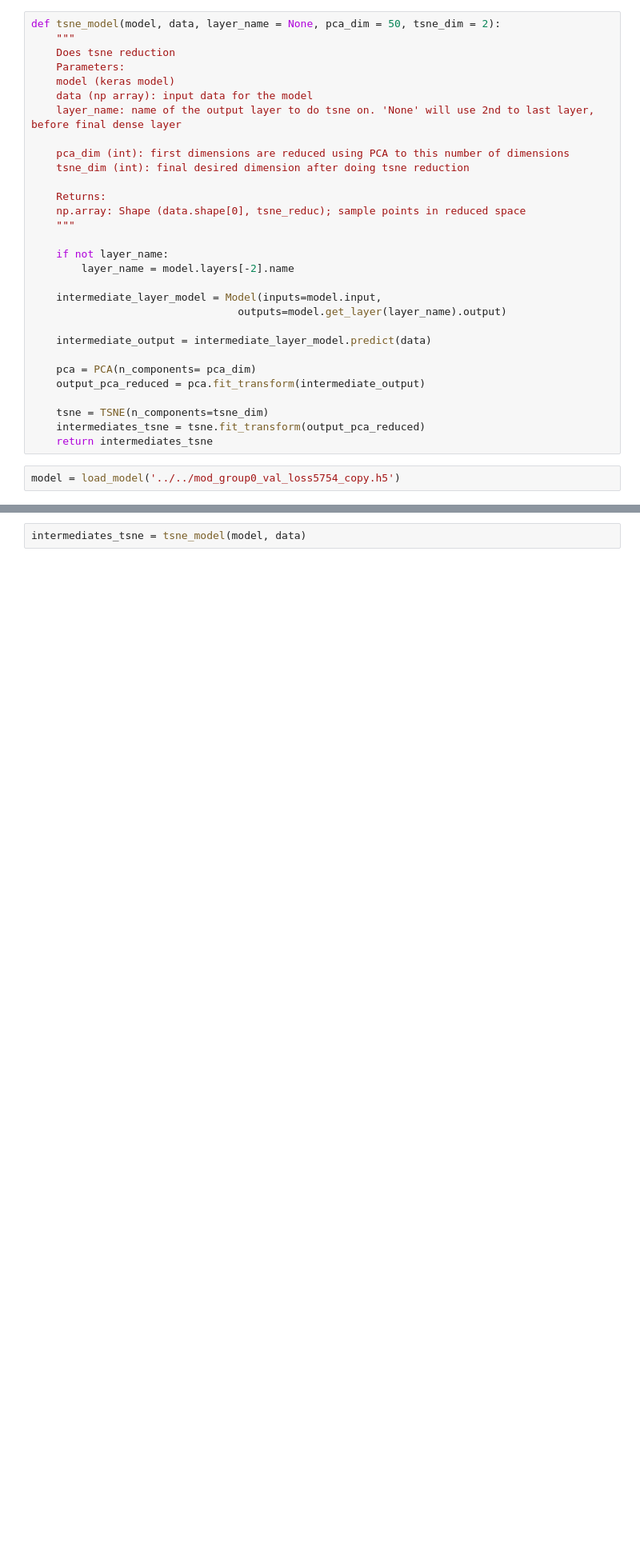
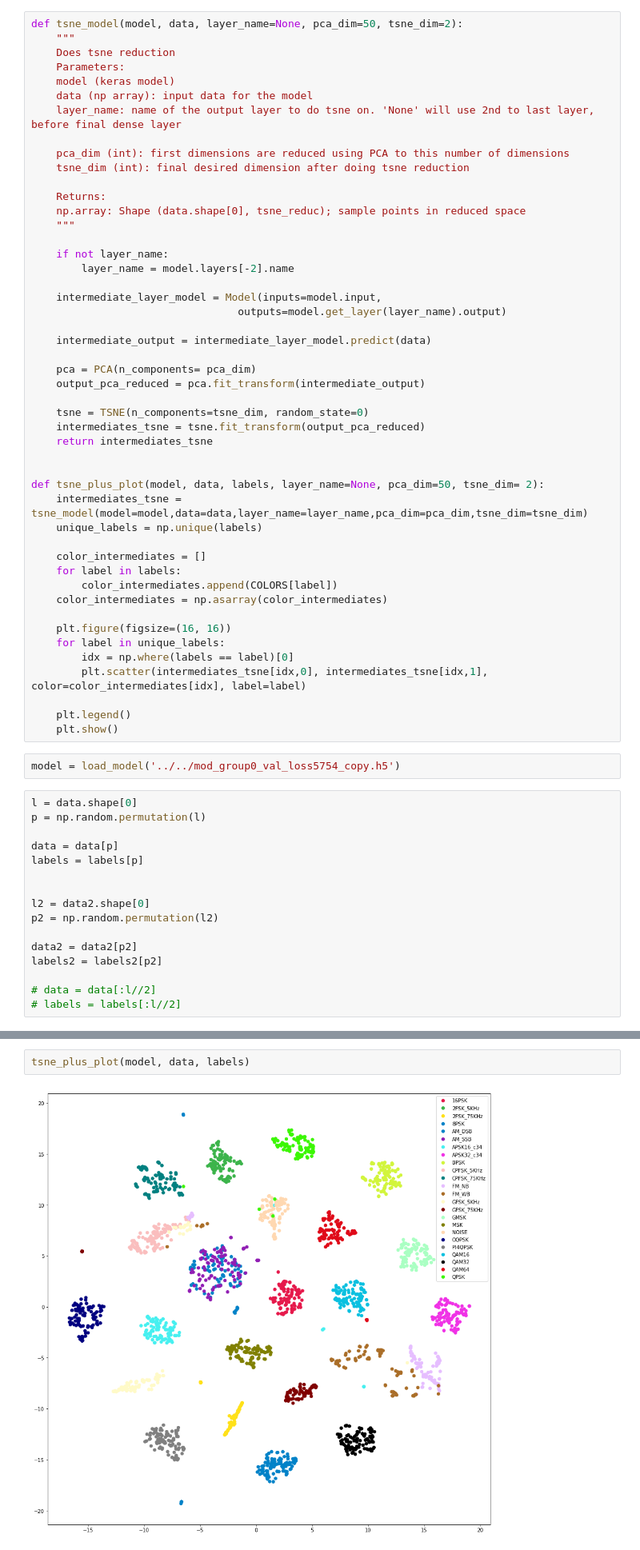
Before and after one commit to yunfanz/army_challenge, a Jupyter notebook: Code/tsne.ipynb, the cells around one changed output, grey strips where cells are left out. Shown at 80% size. Saved outputs shown, nothing was run; the diff lists cells and outputs as text; blank space fills up the shorter version.

Commit message:
added legend and function to do tsne and plot

```diff
--- a/Code/tsne.ipynb
+++ b/Code/tsne.ipynb
@@ -60,5 +79,5 @@ labels = testdata.signalLabels
 # %%
-def tsne_model(model, data, layer_name = None, pca_dim = 50, tsne_dim = 2):
+def tsne_model(model, data, layer_name=None, pca_dim=50, tsne_dim=2):
     """
     Does tsne reduction
     Parameters:
@@ -84,8 +103,42 @@ def tsne_model(model, data, layer_name = None, pca_dim = 50, tsne_dim = 2):
     pca = PCA(n_components= pca_dim)
     output_pca_reduced = pca.fit_transform(intermediate_output)
 
-    tsne = TSNE(n_components=tsne_dim)
+    tsne = TSNE(n_components=tsne_dim, random_state=0)
     intermediates_tsne = tsne.fit_transform(output_pca_reduced)
     return intermediates_tsne
+
+
+def tsne_plus_plot(model, data, labels, layer_name=None, pca_dim=50, tsne_dim= 2):
+    intermediates_tsne = tsne_model(model=model,data=data,layer_name=layer_name,pca_dim=pca_dim,tsne_dim=tsne_dim)
+    unique_labels = np.unique(labels)
+
+    color_intermediates = []
+    for label in labels:
+        color_intermediates.append(COLORS[label])
+    color_intermediates = np.asarray(color_intermediates)
+
+    plt.figure(figsize=(16, 16))
+    for label in unique_labels:
+        idx = np.where(labels == label)[0]
+        plt.scatter(intermediates_tsne[idx,0], intermediates_tsne[idx,1], color=color_intermediates[idx], label=label)
+
+    plt.legend()
+    plt.show()
 # %%
 model = load_model('../../mod_group0_val_loss5754_copy.h5')
+# %%
+l = data.shape[0]
+p = np.random.permutation(l)
+
+data = data[p]
+labels = labels[p]
+
+
+l2 = data2.shape[0]
+p2 = np.random.permutation(l2)
+
+data2 = data2[p2]
+labels2 = labels2[p2]
+
+# data = data[:l//2]
+# labels = labels[:l//2]
@@ -92,2 +154,4 @@ model = load_model('../../mod_group0_val_loss5754_copy.h5')
 # %%
-intermediates_tsne = tsne_model(model, data)
+tsne_plus_plot(model, data, labels)
+# %% [output]
+[figure, added]
```
Also changed, not shown: parts of 8 cells of this notebook.
